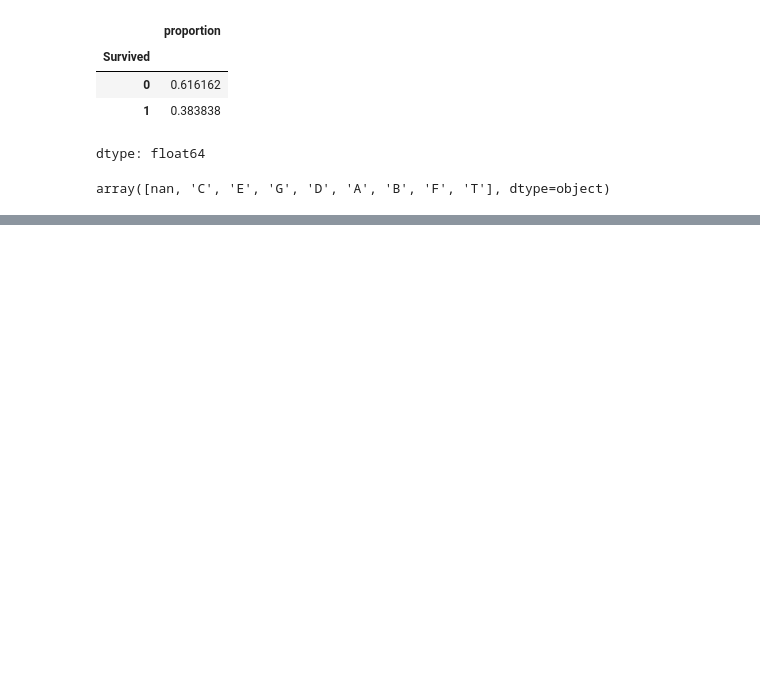
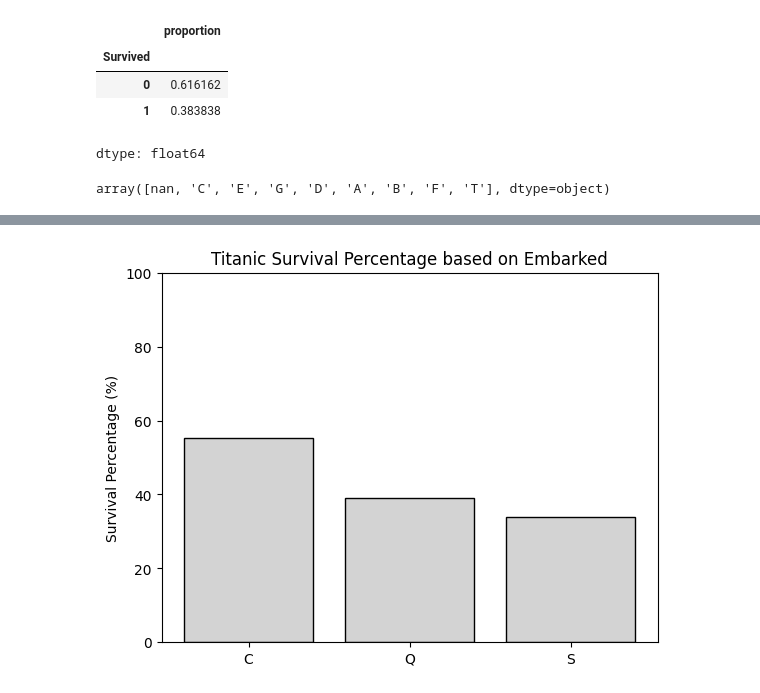
Before and after one commit to Solvro/ml-wakacyjne-wyzwanie-2026, a Jupyter notebook: 01_przetwarzanie_wizualizacja_danych/EDA_zadanie.ipynb, the cells around one changed output, grey strips where cells are left out. Cells and saved outputs as stored; diff of their text form; code cells hidden in the pictures; blank space fills up the shorter version.

```diff
--- a/01_przetwarzanie_wizualizacja_danych/EDA_zadanie.ipynb
+++ b/01_przetwarzanie_wizualizacja_danych/EDA_zadanie.ipynb
@@ -81,0 +295,4 @@ array([nan, 'C', 'E', 'G', 'D', 'A', 'B', 'F', 'T'], dtype=object)
+# %%
+plot_bar_categorical(titanic_data, 'Embarked')
+# %% [output]
+[figure, added]
```
Also changed, not shown: parts of 44 cells of this notebook.
